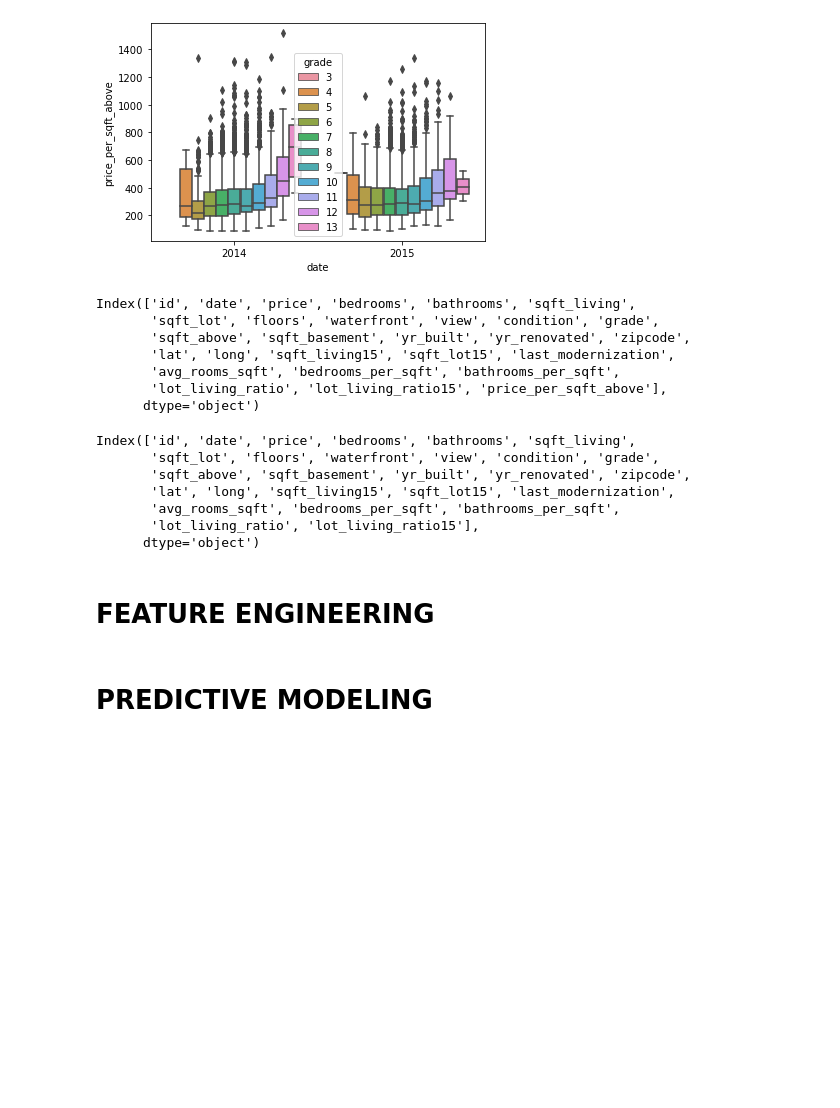
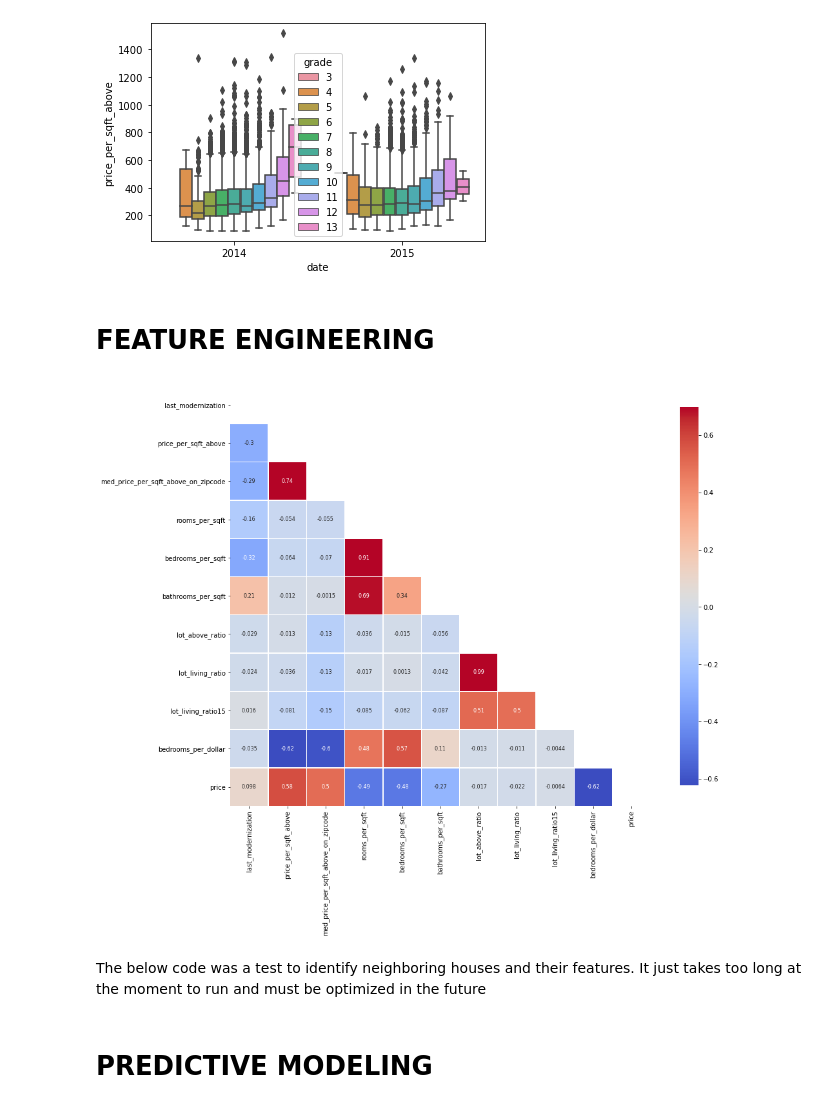
Before and after one commit to captaincurry94/real_estate_prediction_project, a Jupyter notebook: real_estate_price_prediction.ipynb, the cells around one changed output. Cells and saved outputs as stored; diff of their text form; code cells hidden in the pictures; blank space fills up the shorter version.

```diff
--- a/real_estate_price_prediction.ipynb
+++ b/real_estate_price_prediction.ipynb
@@ -71,0 +140,3 @@ More than 20 figures have been opened. Figures created through the pyplot interf
+# %%
+#the 33 bedrooms seem to be a typo, because all other features appear average. we can assume someone wanted to type '3'
+df['bedrooms'] = df.bedrooms.replace(33,3)
@@ -118,31 +181,14 @@ sns.boxplot(df.date.dt.year,df.price_per_sqft_above,hue = df.grade)
 # %% [output]
 <AxesSubplot:xlabel='date', ylabel='price_per_sqft_above'>
 [figure]
-# %%
-df.columns
-# %% [output]
-Index(['id', 'date', 'price', 'bedrooms', 'bathrooms', 'sqft_living',
-       'sqft_lot', 'floors', 'waterfront', 'view', 'condition', 'grade',
-       'sqft_above', 'sqft_basement', 'yr_built', 'yr_renovated', 'zipcode',
-       'lat', 'long', 'sqft_living15', 'sqft_lot15', 'last_modernization',
-       'avg_rooms_sqft', 'bedrooms_per_sqft', 'bathrooms_per_sqft',
-       'lot_living_ratio', 'lot_living_ratio15', 'price_per_sqft_above'],
-      dtype='object')
-# %%
-df.columns
-# %% [output]
-Index(['id', 'date', 'price', 'bedrooms', 'bathrooms', 'sqft_living',
-       'sqft_lot', 'floors', 'waterfront', 'view', 'condition', 'grade',
-       'sqft_above', 'sqft_basement', 'yr_built', 'yr_renovated', 'zipcode',
-       'lat', 'long', 'sqft_living15', 'sqft_lot15', 'last_modernization',
-       'avg_rooms_sqft', 'bedrooms_per_sqft', 'bathrooms_per_sqft',
-       'lot_living_ratio', 'lot_living_ratio15'],
-      dtype='object')
 # %% [markdown]
 # FEATURE ENGINEERING
 # %%
+#add a column with the median price per squarefoot above
+df['med_price_per_sqft_above_on_zipcode'] = [df[df.zipcode == zipcode]['price_per_sqft_above'].median() for zipcode in df.zipcode]
+
 #calculate how many squarefeet the rooms have on average
-df['avg_rooms_sqft'] = (df.bedrooms + df.bathrooms) / df.sqft_living
+df['rooms_per_sqft'] = (df.bedrooms + df.bathrooms) / df.sqft_living
 
 #calculate how many bedrooms per squarefoot are there
 df['bedrooms_per_sqft'] = df.bedrooms / df.sqft_living
@@ -157,4 +203,22 @@ df['lot_above_ratio'] = df.sqft_lot / df.sqft_above
 df['lot_living_ratio'] = df.sqft_lot / df.sqft_living
 
 #create lot to living ratio for nearest 15 neighbors
-df['lot_living_ratio15'] = df.sqft_lot15 / df.sqft_living15A
+df['lot_living_ratio15'] = df.sqft_lot15 / df.sqft_living15
+
+#calculate how many rooms you get for a dollar
+df['bedrooms_per_dollar'] = df.bedrooms / df.price
+# %%
+#create heatmap with correlations for the new features
+new_features = list(df.columns)[-10:]
+new_features.append('price')
+X_dum=pd.get_dummies(df[new_features])
+mask = np.triu(X_dum.corr())
+
+fig, ax = plt.subplots(figsize=(16, 12))
+
+sns.heatmap(df[new_features].corr(),linewidths=0.25,vmax=0.7,square=True,cmap='coolwarm', #"BuGn_r" to reverse
+        linecolor='w',annot=True,annot_kws={"size":8},mask=mask,cbar_kws={"shrink": .9});
+# %% [output]
+[figure, added]
+# %% [markdown]
+The below code was a test to identify neighboring houses and their features. It just takes too long at the moment to run and must be optimized in the future
```
Also changed, not shown: parts of 30 cells of this notebook, 1 other file.
